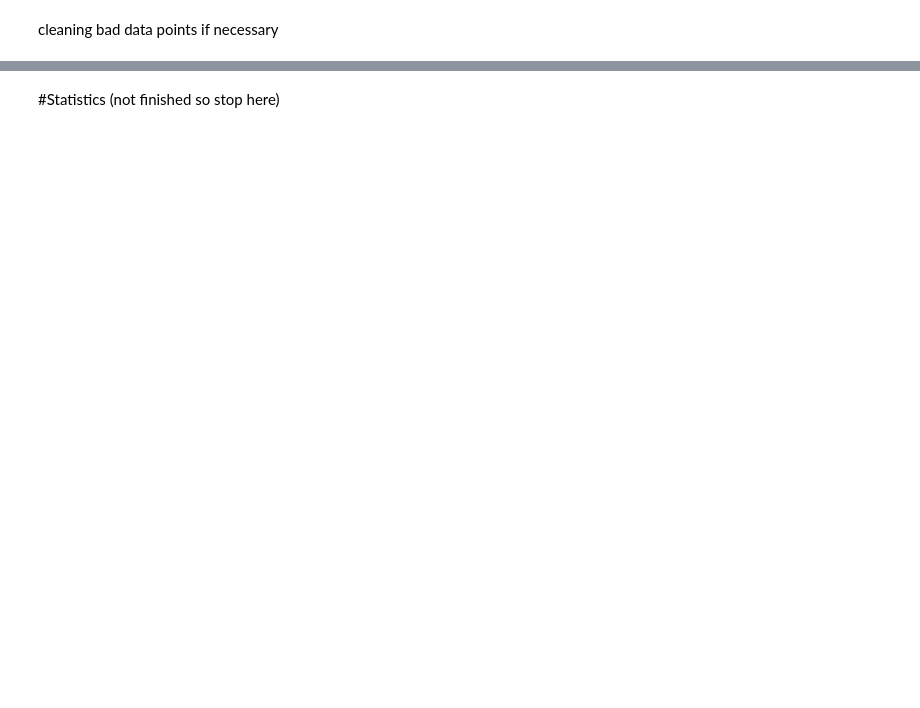
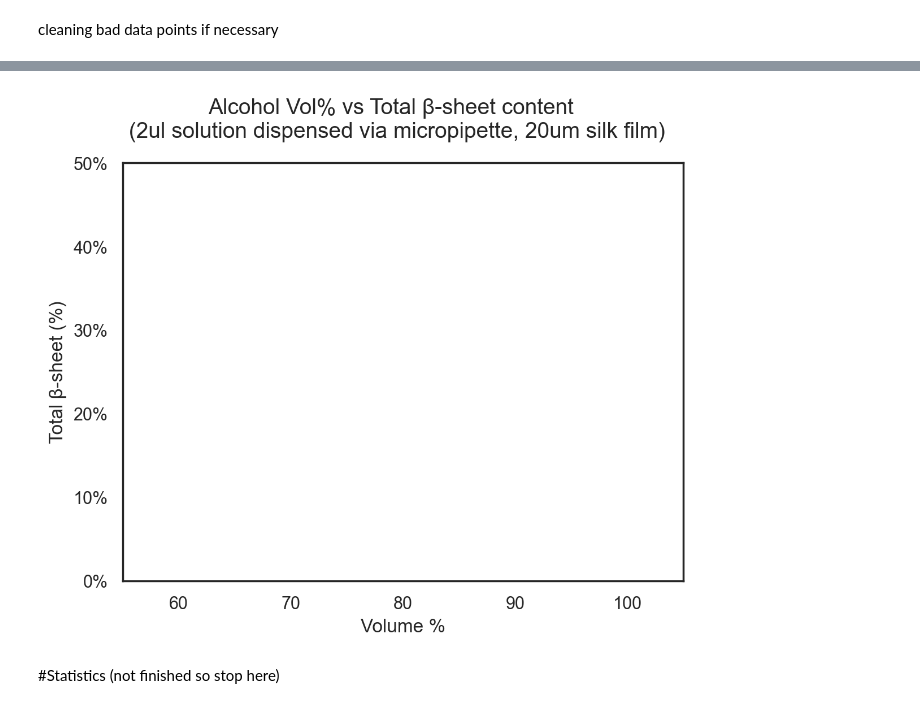
Before and after one commit to jroshk/FTIR_Mapping, a Jupyter notebook: scripts/2024_04_01_2ulPipetteAlcoholScreening.ipynb, the cells around one changed output, grey strips where cells are left out. Cells and saved outputs as stored; diff of their text form; code cells hidden in the pictures; blank space fills up the shorter version.

```diff
--- a/scripts/2024_04_01_2ulPipetteAlcoholScreening.ipynb
+++ b/scripts/2024_04_01_2ulPipetteAlcoholScreening.ipynb
@@ -1167,6 +1168,8 @@ Name: Alcohol, Length: 80, dtype: object
 # %%
 #Add row with alcohol vol% (towards or away from substrate)
 cleaned_secondarystructs_df.loc['AlcoholVol%'] = cleaned_secondarystructs_df.columns.str.split('v').str[0]
+cleaned_secondarystructs_df.loc['AlcoholVol%'] = cleaned_secondarystructs_df.columns.str.split('v').str[0]
+cleaned_secondarystructs_df.loc['AlcoholVol%'] = cleaned_secondarystructs_df.loc['AlcoholVol%'].astype('float')
 #cleaned_secondarystructs_df.loc['side'] = cleaned_secondarystructs_df.loc['side'].str.split('.').str[0]
 # cleaned_secondarystructs_df.loc['side'] = cleaned_secondarystructs_df.loc['side'].str.replace('facing substrate','substrate')
 # cleaned_secondarystructs_df.loc['side'] = cleaned_secondarystructs_df.loc['side'].str.replace('far from substrate','top')
@@ -1305,0 +1344,2 @@ plt.show()
+# %%
+Tcleaned_secondarystructs_df = cleaned_secondarystructs_df.T
@@ -1306,18 +1389,33 @@ plt.show()
 # %%
-x= list(Tcleaned_secondarystructs_df["Vol%"])
-y= list(Tcleaned_secondarystructs_df["Total β-sheet content"])
-order = [Control,60,70,80,90,100]
-box_pairs = [(60,80),(120,140)]#,('100','120')]
+import string
+import seaborn as sns
+from scipy.stats import mannwhitneyu, normaltest
+#from utils import *
 
-ax = sns.boxplot(data =Tcleaned_secondarystructs_df, x =x, y =y,color=None ,palette=None,linewidth=None, order = order)
-plt.xlabel("Temperature (oC)")
+sns.set(rc={"figure.dpi":200, 'savefig.dpi':200})
+sns.set_style("white")
+
+from statannotations.Annotator import Annotator
+import matplotlib.ticker as mtick
+from matplotlib.offsetbox import AnchoredText
+
+# x= list(Tcleaned_secondarystructs_df["AlcoholVol%"])
+x= list(Tcleaned_secondarystructs_df[Tcleaned_secondarystructs_df["Alcohol"] == 'EtOH']["AlcoholVol%"])
+y= list(Tcleaned_secondarystructs_df[Tcleaned_secondarystructs_df["Alcohol"] == 'EtOH']["Total β-sheet content"])
+order = [60,70,80,90,100]
+box_pairs = [(60,70),(70,80),(80,90),(90,100)]
+
+ax = sns.boxplot(x =x, y =y,color=None ,palette=None,linewidth=None, order = order)
+plt.xlabel("Volume %")
 plt.ylabel("Total β-sheet (%)")
-plt.suptitle('Drying Temperature of SF Film vs Total β-sheet content \n (15wt% solution, lab convection oven, treated PET substrate)', fontsize=14, y=1, va='top')
+plt.suptitle('Alcohol Vol% vs Total β-sheet content \n (2ul solution dispensed via micropipette, 20um silk film)', fontsize=14, y=1, va='top')
 #make y axis a percentage
-plt.ylim(0.1, 0.15)
+plt.ylim(0, 0.5)
 ax.yaxis.set_major_formatter(mtick.PercentFormatter(xmax = 1,decimals = 0))
-plt.savefig(savefolderpath+'/'+'Box Plot without annot stats.svg', format='svg')
+# plt.savefig(savefolderpath+'/'+'Box Plot without annot stats.svg', format='svg')
 plt.show()
+# %% [output]
+[figure, added]
 # %%
 a = "side"
 y= "Total β-sheet content"
```
Also changed, not shown: parts of 9 cells of this notebook, 35 other files.
